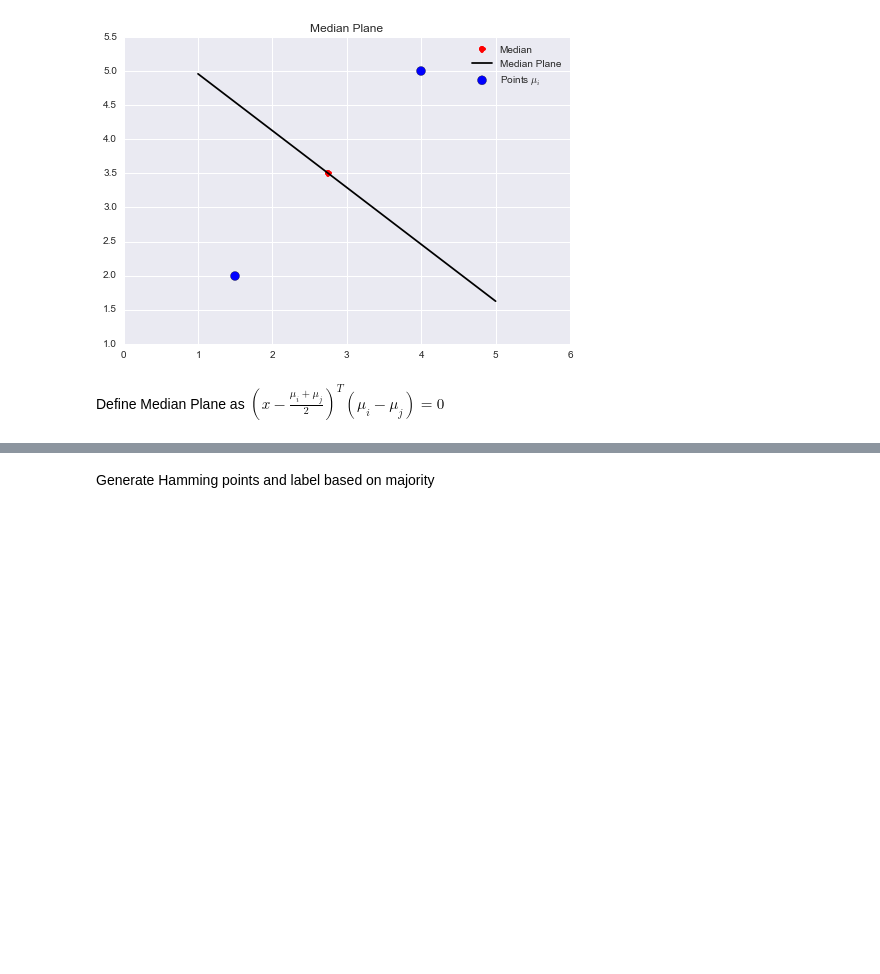
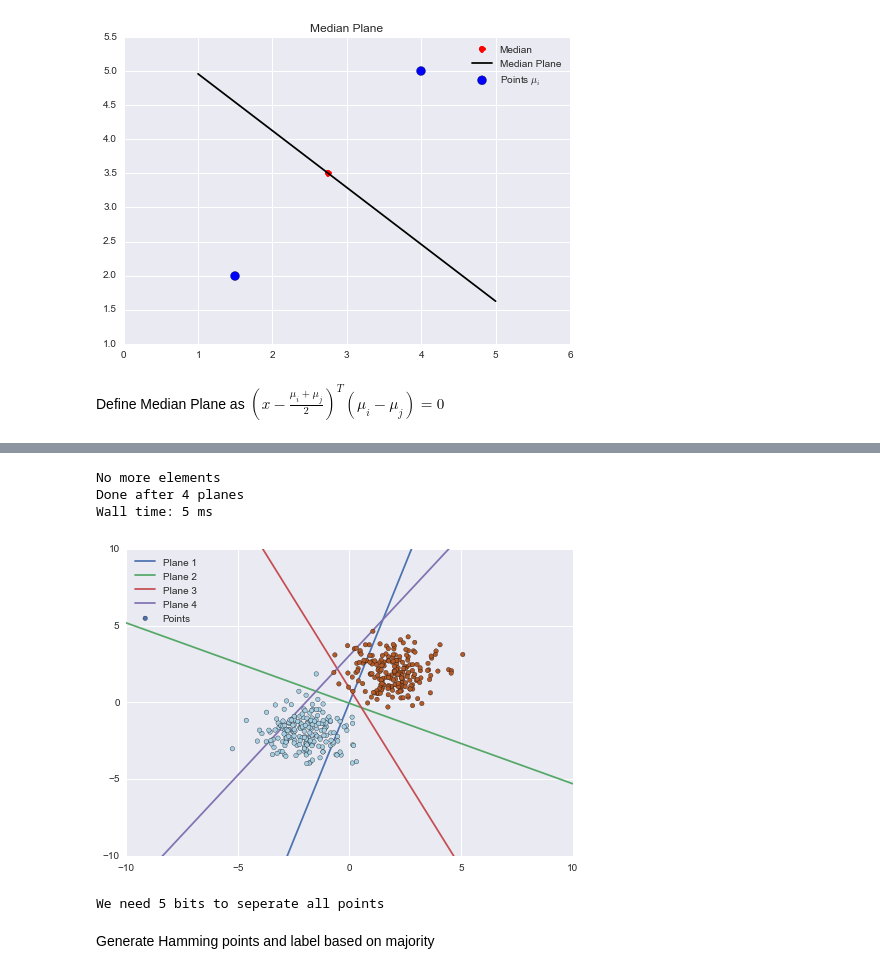
Before and after one commit to jkirsch/hashbucketscreening, a Jupyter notebook: docs/Density Sensitive Projection.ipynb, the cells around one changed output, grey strips where cells are left out. Cells and saved outputs as stored; diff of their text form; code cells hidden in the pictures; blank space fills up the shorter version.

```diff
--- a/docs/Density Sensitive Projection.ipynb
+++ b/docs/Density Sensitive Projection.ipynb
@@ -173,3 +204,28 @@ No more elements
+# %%
+# Screen
+screen = HashBucketScreening(X.shape[1])
+
+%time screen.screen(X,Y)
+
+plt.scatter(X[:, 0], X[:, 1], c=Y, zorder=10, cmap=plt.cm.Paired, label='Points')
+plane = 1
+for (point, intercept) in screen.medians:
+    plotHyperplane(point, intercept, 'Plane ' + str(plane))
+
+    plane = plane + 1
+
+plt.legend(loc='upper left')
+plt.ylim([-10,10])
+plt.xlim([-10,10])
+plt.show()
+
+print('We need %d bits to seperate all points' % (plane ))
+# %% [output]
+No more elements
+Done after 4 planes
+Wall time: 5 ms
+[figure, added]
+We need 5 bits to seperate all points
 # %% [markdown]
 Generate Hamming points and label based on majority
 # %%
```
Also changed, not shown: parts of 7 cells of this notebook.
